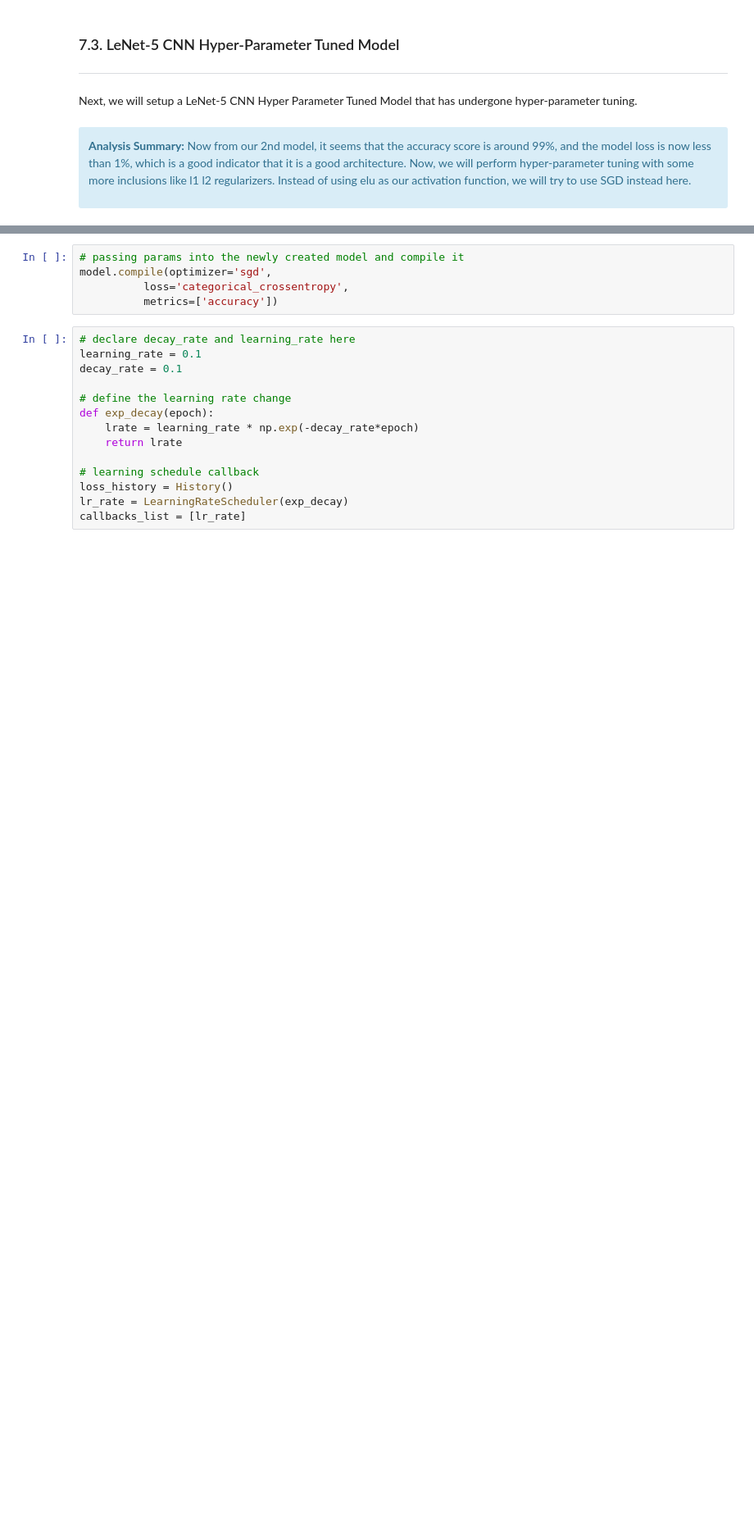
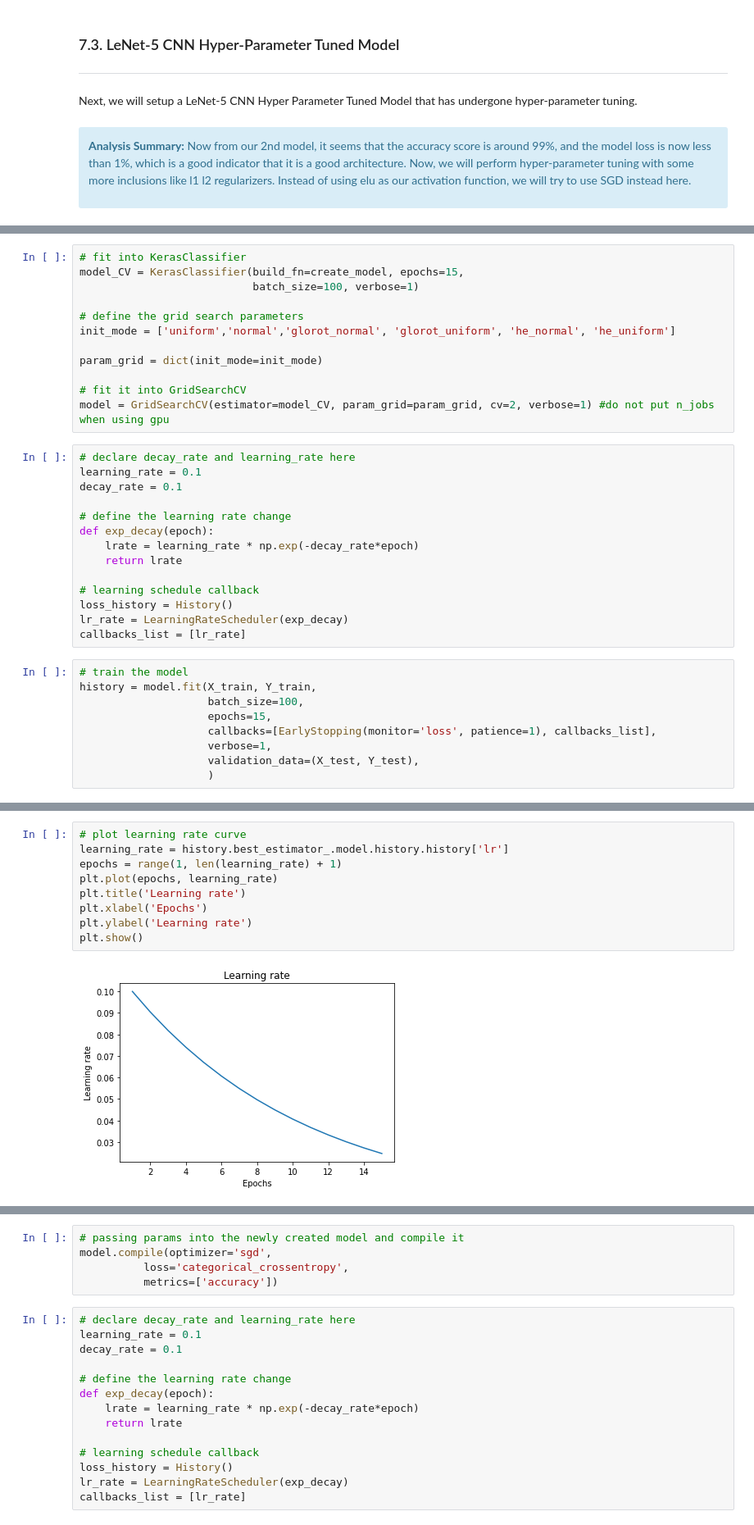
Before and after one commit to ngzhankang/Deep-Learning, a Jupyter notebook: Assignment_1.ipynb, the cells around one changed output, grey strips where cells are left out. Shown at 82% size. Cells and saved outputs as stored; diff of their text form; blank space fills up the shorter version.

```diff
--- a/Assignment_1.ipynb
+++ b/Assignment_1.ipynb
@@ -641,0 +673,35 @@ Next, we will setup a LeNet-5 CNN Hyper Parameter Tuned Model that has undergone
+# %%
+# fit into KerasClassifier
+model_CV = KerasClassifier(build_fn=create_model, epochs=15,
+                           batch_size=100, verbose=1)
+
+# define the grid search parameters
+init_mode = ['uniform','normal','glorot_normal', 'glorot_uniform', 'he_normal', 'he_uniform']
+
+param_grid = dict(init_mode=init_mode)
+
+# fit it into GridSearchCV
+model = GridSearchCV(estimator=model_CV, param_grid=param_grid, cv=2, verbose=1) #do not put n_jobs when using gpu
+# %%
+# declare decay_rate and learning_rate here
+learning_rate = 0.1
+decay_rate = 0.1
+
+# define the learning rate change
+def exp_decay(epoch):
+    lrate = learning_rate * np.exp(-decay_rate*epoch)
+    return lrate
+
+# learning schedule callback
+loss_history = History()
+lr_rate = LearningRateScheduler(exp_decay)
+callbacks_list = [lr_rate]
+# %%
+# train the model
+history = model.fit(X_train, Y_train,
+                    batch_size=100,
+                    epochs=15,
+                    callbacks=[EarlyStopping(monitor='loss', patience=1), callbacks_list],
+                    verbose=1,
+                    validation_data=(X_test, Y_test),
+                    )
@@ -641,0 +779,11 @@ Next, we will setup a LeNet-5 CNN Hyper Parameter Tuned Model that has undergone
+# %%
+# plot learning rate curve
+learning_rate = history.best_estimator_.model.history.history['lr']
+epochs = range(1, len(learning_rate) + 1)
+plt.plot(epochs, learning_rate)
+plt.title('Learning rate')
+plt.xlabel('Epochs')
+plt.ylabel('Learning rate')
+plt.show()
+# %% [output]
+[figure, added]
```
Also changed, not shown: parts of 31 cells of this notebook.
